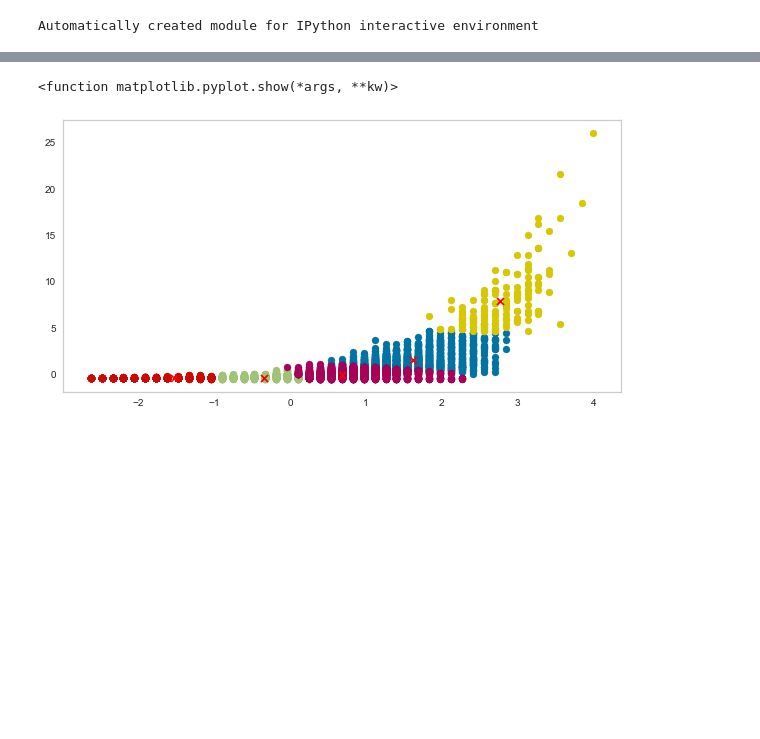
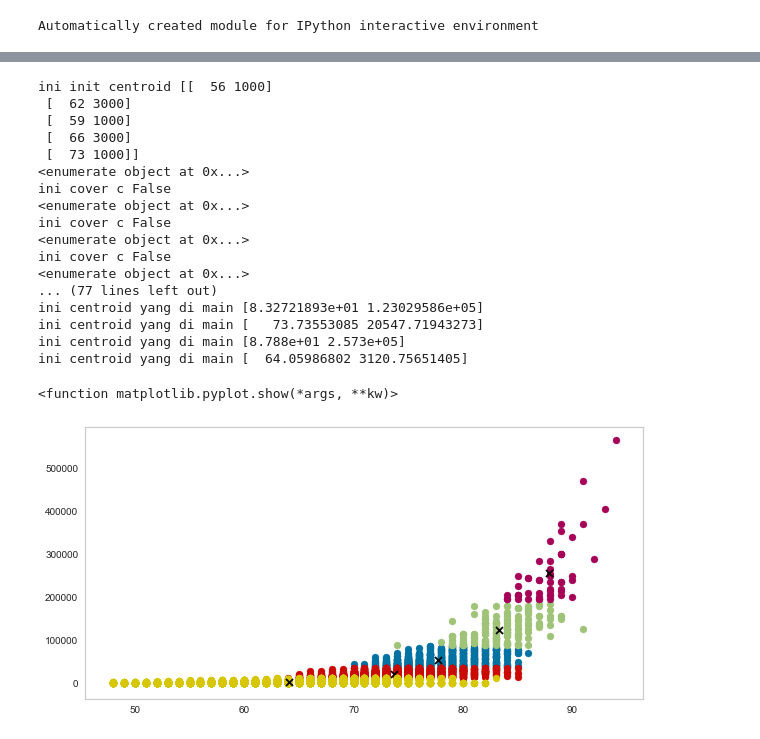
Before and after one commit to bimabimibimo/Malin_Clustering, a Jupyter notebook: MalinKMeans.ipynb, the cells around one changed output, grey strips where cells are left out. Saved outputs shown, nothing was run; the diff lists cells and outputs as text; code cells hidden in the pictures; blank space fills up the shorter version.

```diff
--- a/MalinKMeans.ipynb
+++ b/MalinKMeans.ipynb
@@ -100,25 +100,42 @@ def kmeans(X, k, dist_method, move_threshold):
 # %%
 
 from sklearn.preprocessing import StandardScaler
-dum = data
-scaler = StandardScaler()
-scal_data = scaler.fit_transform(dum)
+dum = np.array(data)
 
-centroids = kmeans(scal_data, k=5, dist_method=euc_distance, move_threshold=0.01)
-clusters = get_cluster(scal_data, centroids, euc_distance)
+
+centroids = kmeans(dum, k=5, dist_method=euc_distance, move_threshold=0.0001)
+clusters = get_cluster(dum, centroids, euc_distance)
 
 plt.rcParams['figure.figsize'] = [10, 5]
 for centroid, points in clusters.items():
     points = np.array(points)
+#     print('ini point yang di main',points)
     centroid = np.mean(points, axis=0)
-
+    print('ini centroid yang di main',centroid)
     plt.scatter(points[:, 0], points[:, 1], marker='o')
     plt.grid()
-    plt.scatter(centroid[0], centroid[1], marker='x', color="red")
+    plt.scatter(centroid[0], centroid[1], marker='x', color="black")
 plt.show
 # %% [output]
-<function matplotlib.pyplot.show(*args, **kw)>
+ini init centroid [[  56 1000]
+ [  62 3000]
+ [  59 1000]
+ [  66 3000]
+ [  73 1000]]
+<enumerate object at 0x...>
+ini cover c False
+<enumerate object at 0x...>
+ini cover c False
+<enumerate object at 0x...>
+ini cover c False
+<enumerate object at 0x...>
+... (77 lines left out)
+ini centroid yang di main [8.32721893e+01 1.23029586e+05]
+ini centroid yang di main [   73.73553085 20547.71943273]
+ini centroid yang di main [8.788e+01 2.573e+05]
+ini centroid yang di main [  64.05986802 3120.75651405]
+<function matplotlib.pyplot.show(*args, **kw)>
-[figure, old version]
+[figure, new version]
 # %%
 points
 # %% [output]
```
Also changed, not shown: parts of 14 cells of this notebook.
